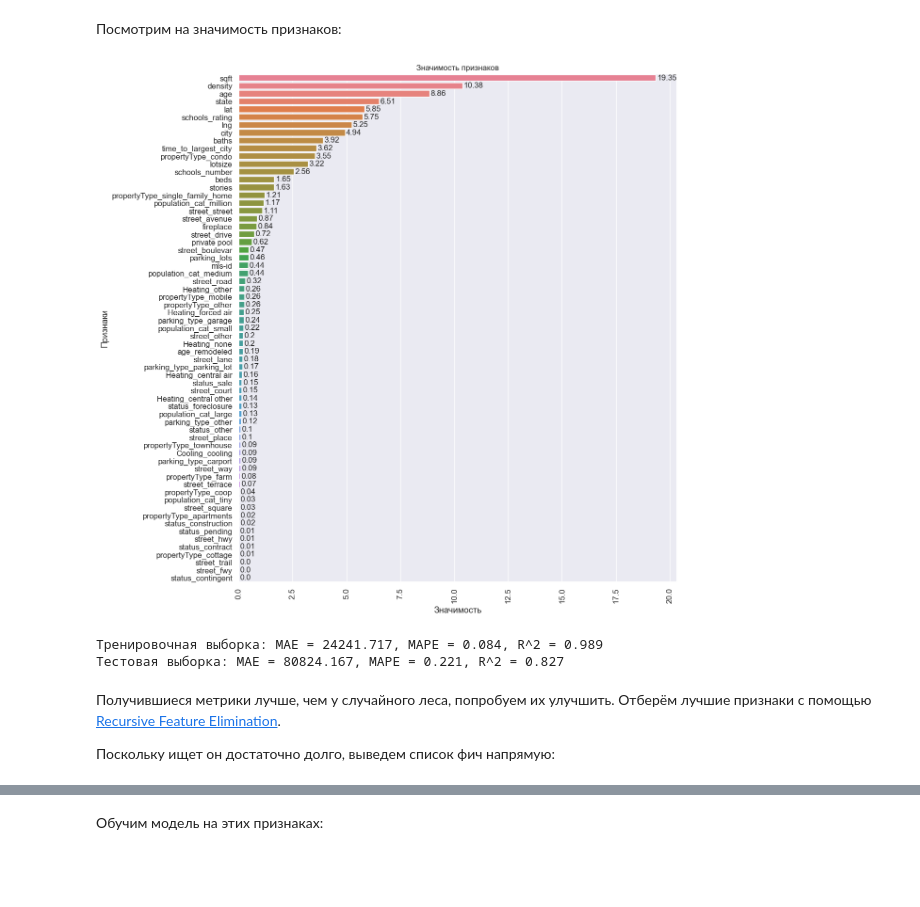
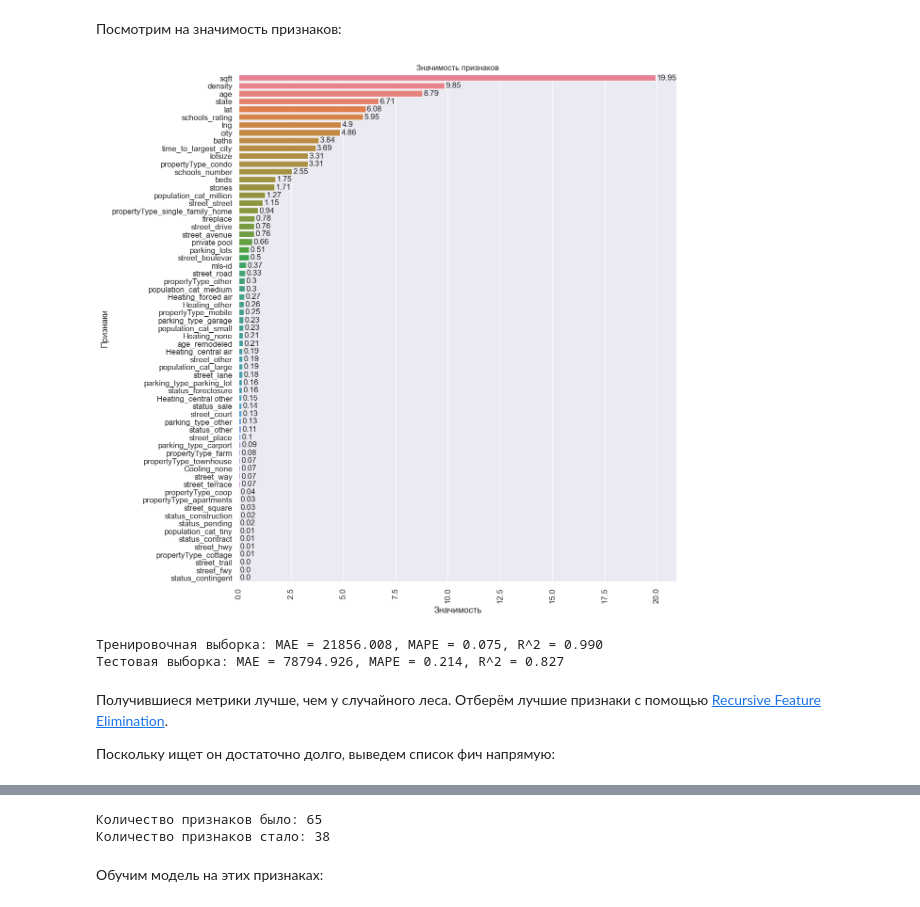
Before and after one commit to MaximZhambalov/Project_Final, a Jupyter notebook: Project_Final.ipynb, the cells around one changed output, grey strips where cells are left out. Cells and saved outputs as stored; diff of their text form; code cells hidden in the pictures; blank space fills up the shorter version.

```diff
--- a/Project_Final.ipynb
+++ b/Project_Final.ipynb
@@ -2202,7 +2211,7 @@ model_catboost=CatBoostRegressor(
     eval_metric='MAPE',
     iterations=1e+4,
     random_seed=random_state,
-    learning_rate=0.25,
+    learning_rate=0.16,
     depth=10,
     early_stopping_rounds=100
     )
@@ -2216,17 +2225,17 @@ model_catboost.fit(
 MetricVisualizer(layout=Layout(align_self='stretch', height='500px'))
 # %% [markdown]
 Посмотрим на значимость признаков:
-# %%
-feature_importances_catboost(model_catboost)
-# %% [output]
-[figure, removed]
+# %%
+feature_importances_plot(model_catboost.feature_names_, model_catboost.feature_importances_)
+# %% [output]
+[figure, added]
 # %%
 scores(X_train, X_test, y_train, y_test, model_catboost)
 # %% [output]
-Тренировочная выборка: МAЕ = 24241.717, MAPE = 0.084, R^2 = 0.989
-Тестовая выборка: МAЕ = 80824.167, MAPE = 0.221, R^2 = 0.827
+Тренировочная выборка: МAЕ = 21856.008, MAPE = 0.075, R^2 = 0.990
+Тестовая выборка: МAЕ = 78794.926, MAPE = 0.214, R^2 = 0.827
 # %% [markdown]
-Получившиеся метрики лучше, чем у случайного леса, попробуем их улучшить. Отберём лучшие признаки с помощью [Recursive Feature Elimination](https://scikit-learn.org/stable/modules/generated/sklearn.feature_selection.RFECV.html#sklearn.feature_selection.RFECV).
+Получившиеся метрики лучше, чем у случайного леса. Отберём лучшие признаки с помощью [Recursive Feature Elimination](https://scikit-learn.org/stable/modules/generated/sklearn.feature_selection.RFECV.html#sklearn.feature_selection.RFECV).
 
 Поскольку ищет он достаточно долго, выведем список фич напрямую:
 # %%
@@ -2262,11 +2271,14 @@ rfecv_list = [
     'street_avenue', 'street_road', 'street_street', 'street_drive', 'street_boulevar', 'population_cat_small', 'population_cat_large', 'population_cat_million',
     'population_cat_medium', 'city'
 ]
-print(f'Количество признаков было: {len(X_train.shape[1])}')
+print(f'Количество признаков было: {X_train.shape[1]}')
 print(f'Количество признаков стало: {len(rfecv_list)}')
 
 X_train_opt = X_train[rfecv_list]
 X_test_opt = X_test[rfecv_list]
+# %% [output]
+Количество признаков было: 65
+Количество признаков стало: 38
 # %% [markdown]
 Обучим модель на этих признаках:
 # %%
```
Also changed, not shown: parts of 10 cells of this notebook, 1 other file.
